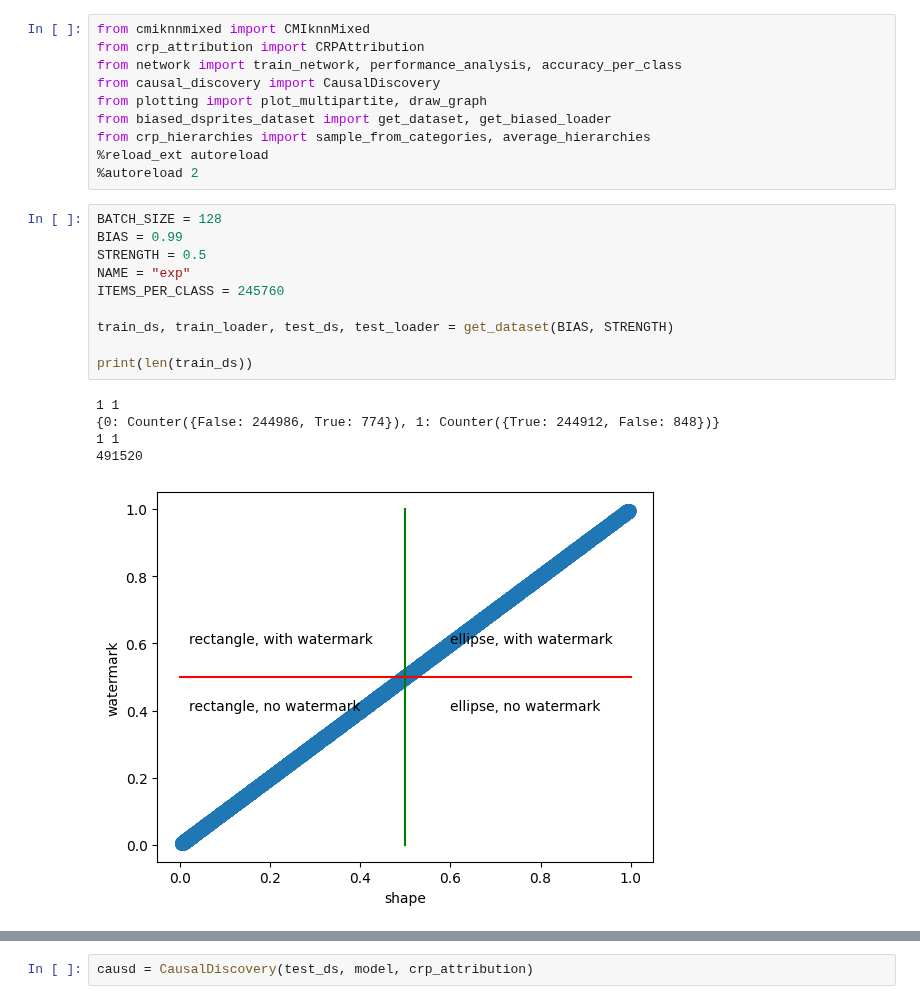
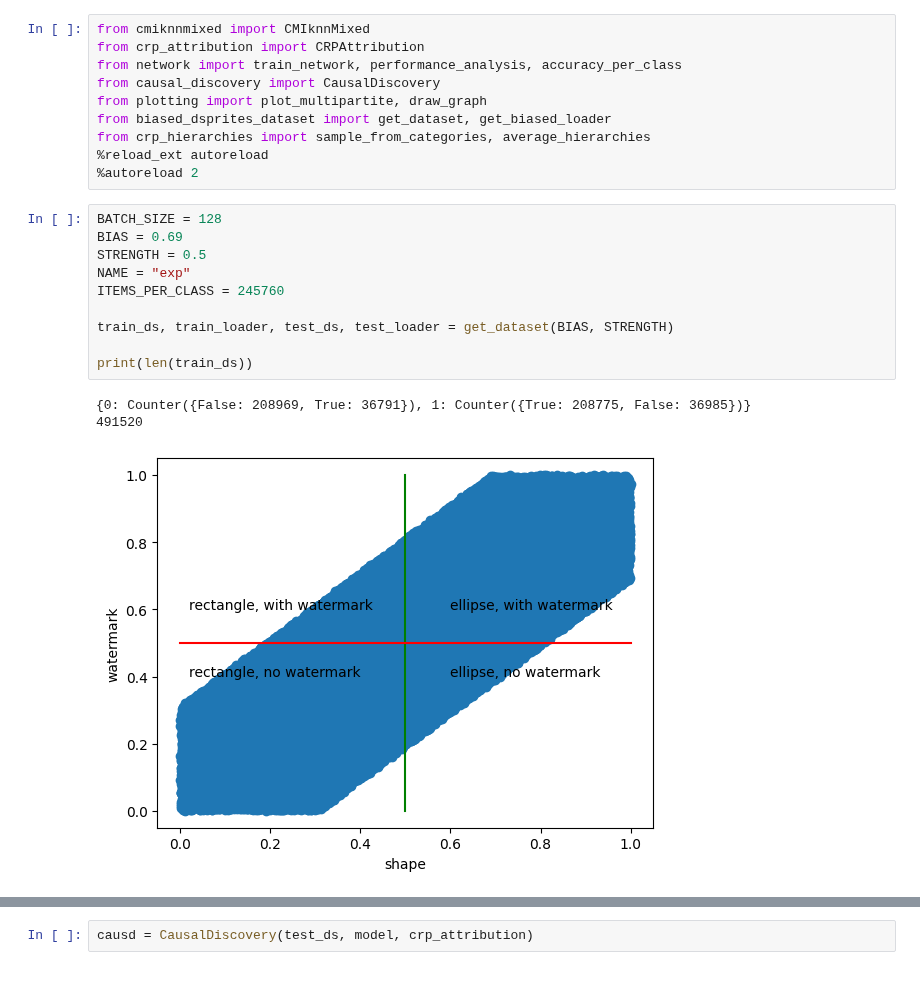
Before and after one commit to lillijo/xai-evaluation-master-thesis, a Jupyter notebook: formalize-experiment/experiment.ipynb, the cells around one changed output, grey strips where cells are left out. Drawn from its saved outputs; the diff is of its cells as text.

```diff
--- a/formalize-experiment/experiment.ipynb
+++ b/formalize-experiment/experiment.ipynb
@@ -25,20 +25,18 @@ from crp_hierarchies import sample_from_categories, average_hierarchies
 %autoreload 2
 # %%
 BATCH_SIZE = 128
-BIAS = 0.99
+BIAS = 0.69
 STRENGTH = 0.5
 NAME = "exp"
 ITEMS_PER_CLASS = 245760
 
 train_ds, train_loader, test_ds, test_loader = get_dataset(BIAS, STRENGTH)
 
 print(len(train_ds))
 # %% [output]
-1 1
-{0: Counter({False: 244986, True: 774}), 1: Counter({True: 244912, False: 848})}
-1 1
+{0: Counter({False: 208969, True: 36791}), 1: Counter({True: 208775, False: 36985})}
 491520
-[figure, old version]
+[figure, new version]
 # %%
 model = train_network(train_loader, BIAS, STRENGTH, NAME, BATCH_SIZE, load=False, retrain=False)
 # %% [output]
```
Also changed, not shown: parts of 23 cells of this notebook, 4 other files.
